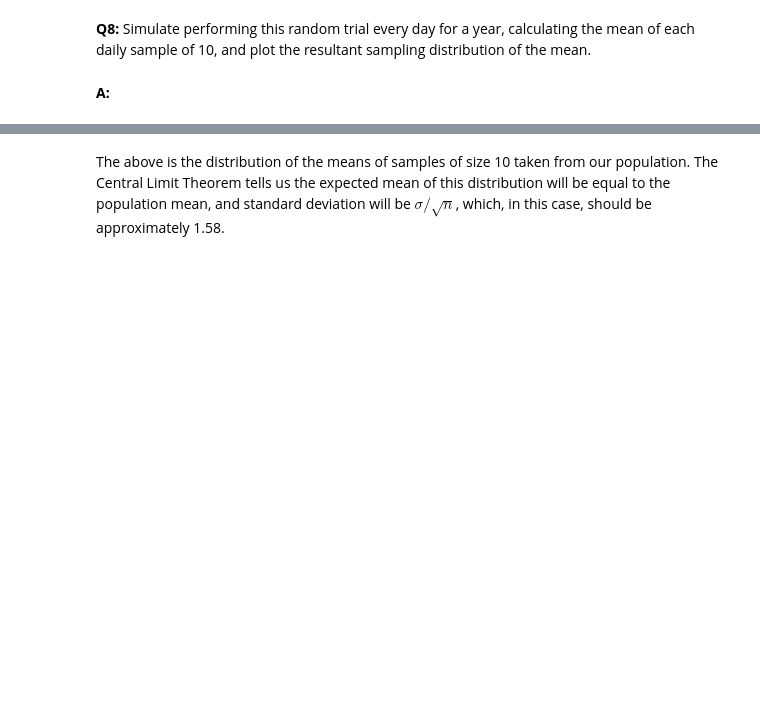
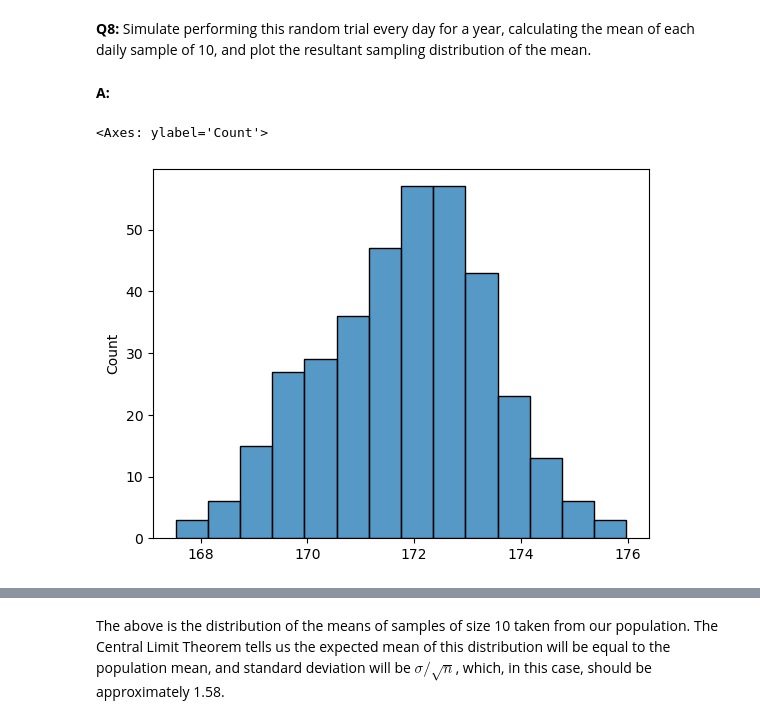
Before and after one commit to ErockMahan1/SpringBoardProjects, a Jupyter notebook: 22.1-StatisticalInference/Frequentist Case Study/Frequentist Inference Case Study - Part A (3).ipynb, the cells around one changed output, grey strips where cells are left out. Saved outputs shown, nothing was run; the diff lists cells and outputs as text; code cells hidden in the pictures; blank space fills up the shorter version.

```diff
--- a/22.1-StatisticalInference/Frequentist Case Study/Frequentist Inference Case Study - Part A (3).ipynb
+++ b/22.1-StatisticalInference/Frequentist Case Study/Frequentist Inference Case Study - Part A (3).ipynb
@@ -202,6 +214,17 @@ np.mean(daily_sample2)
 __Q8:__ Simulate performing this random trial every day for a year, calculating the mean of each daily sample of 10, and plot the resultant sampling distribution of the mean.
 # %% [markdown]
 __A:__
+# %%
+import seaborn as sns
+mean_counter=[]
+
+for _ in range(365):
+    mean_counter.append(np.mean(townsfolk_sampler(10)))
+
+sns.histplot(mean_counter)
+# %% [output]
+<Axes: ylabel='Count'>
+[figure, added]
 # %%
 seed(47)
 # take your samples here
```
Also changed, not shown: parts of 36 cells of this notebook.
